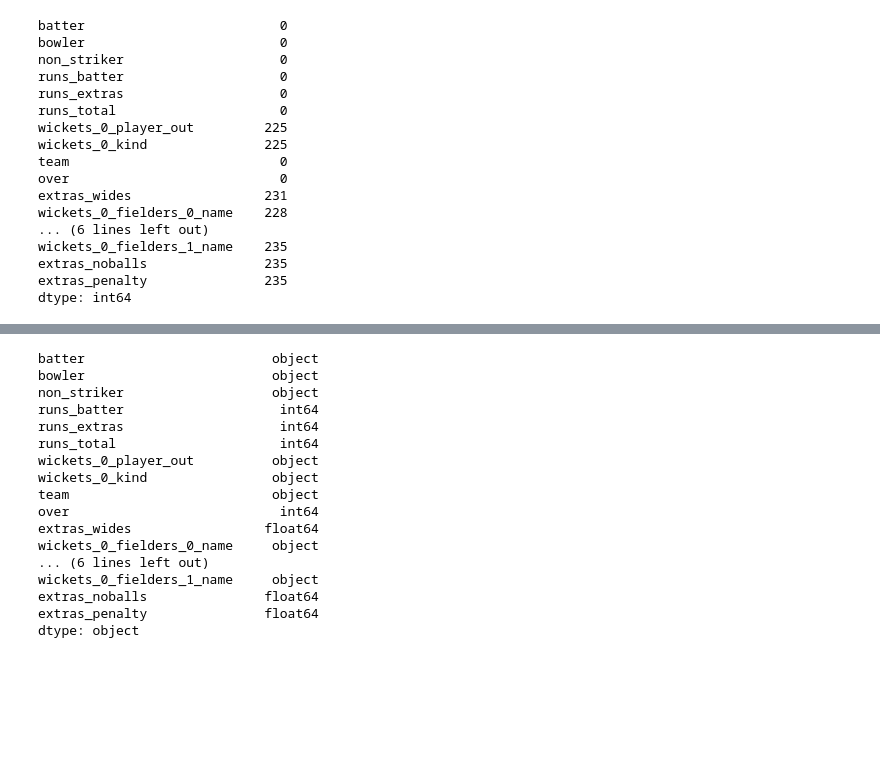
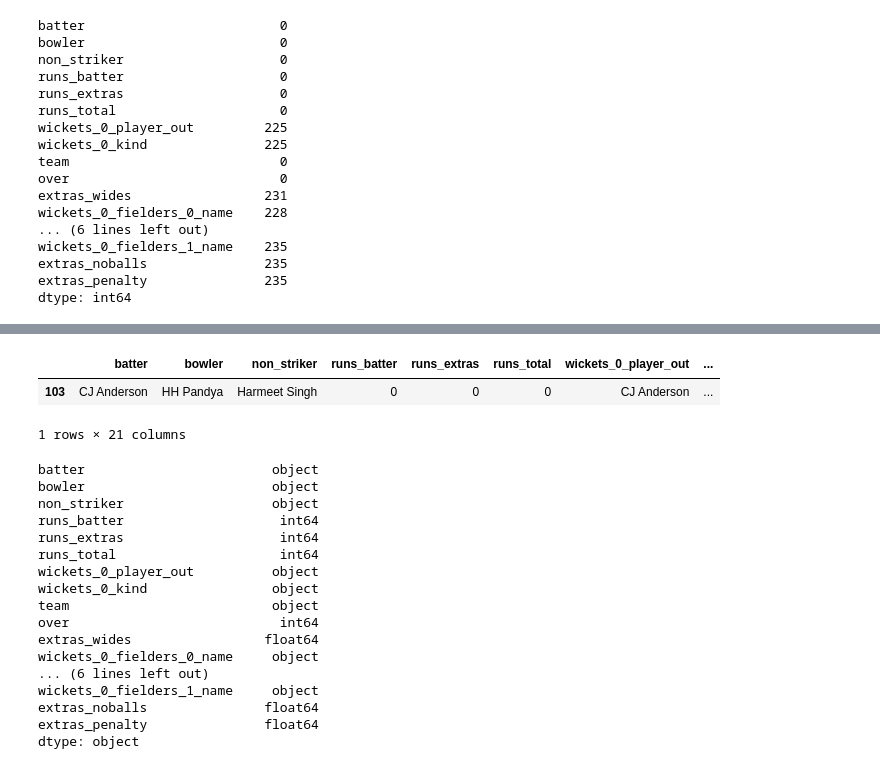
Before and after one commit to ayuri1512/Data-Science-Projects, a Jupyter notebook: T20worldcup.ipynb, the cells around one changed output, grey strips where cells are left out. Cells and saved outputs as stored; diff of their text form; code cells hidden in the pictures; blank space fills up the shorter version.

```diff
--- a/T20worldcup.ipynb
+++ b/T20worldcup.ipynb
@@ -95,3 +100,9 @@ Warning: Total number of columns (21) exceeds max_columns (20) limiting to first
+# %%
+df.sample()
+# %% [output]
+|  | batter | bowler | non_striker | runs_batter | runs_extras | runs_total | wickets_0_player_out | ... |
+| 103 | CJ Anderson | HH Pandya | Harmeet Singh | 0 | 0 | 0 | CJ Anderson | ... |
+1 rows × 21 columns
 # %%
 #Checking the data format to check whether data type need to check
 df.dtypes
```
Also changed, not shown: parts of 13 cells of this notebook.
